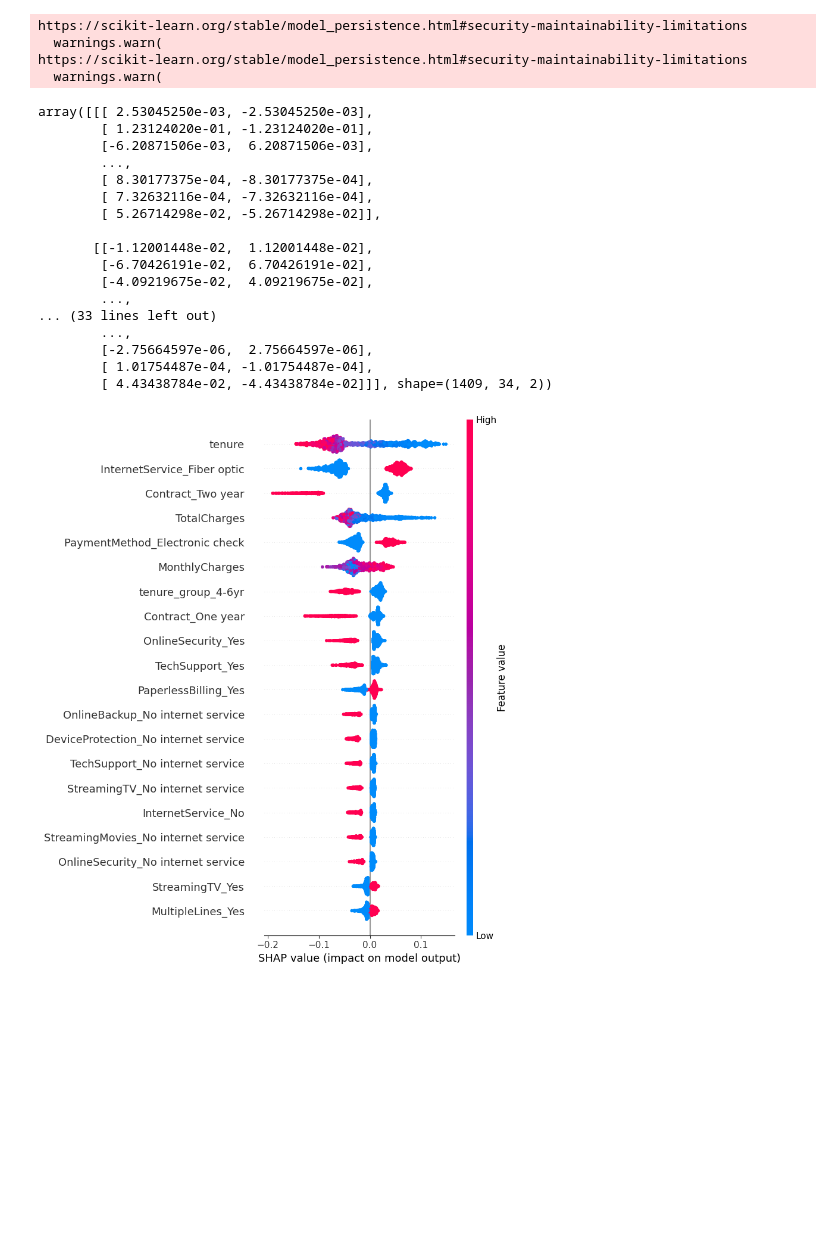
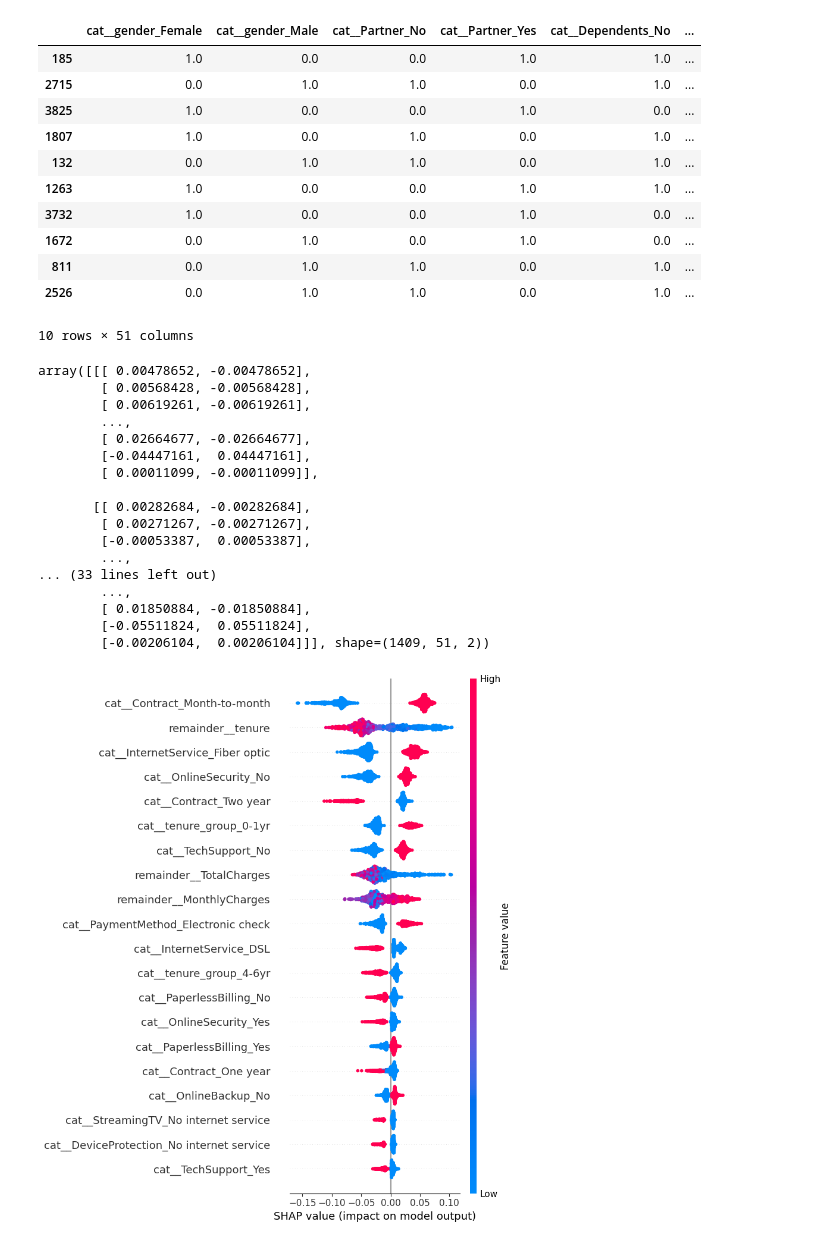
Before and after one commit to Arya-Dhawan/Customer-Churn-Prediction, a Jupyter notebook: notebooks/08_model_explainability_shap.ipynb, the cells around one changed output. Saved outputs shown, nothing was run; the diff lists cells and outputs as text; code cells hidden in the pictures; blank space fills up the shorter version.

```diff
--- a/notebooks/08_model_explainability_shap.ipynb
+++ b/notebooks/08_model_explainability_shap.ipynb
@@ -5,14 +5,8 @@ import numpy as np
 import matplotlib.pyplot as plt
 # %%
 import joblib
-
+from sklearn.model_selection import train_test_split
 model = joblib.load("../models/random_forest_tuned.pkl")
-
-X = pd.read_csv("../data/X_processed.csv")
-X_train = pd.read_csv("../data/X_train.csv")
-X_test = pd.read_csv("../data/X_test.csv")
+preprocessor = joblib.load("../models/preprocessor.pkl")
+X = pd.read_csv("../data/X_cleaned.csv")
+X_train, X_test = train_test_split(X, test_size=0.2, random_state=42)
-# %% [output]
-https://scikit-learn.org/stable/model_persistence.html#security-maintainability-limitations
-  warnings.warn(
-https://scikit-learn.org/stable/model_persistence.html#security-maintainability-limitations
-  warnings.warn(
@@ -19,29 +15,50 @@ https://scikit-learn.org/stable/model_persistence.html#security-maintainability-
+# %%
+feature_names = preprocessor.get_feature_names_out()
+X_test_processed = pd.DataFrame(
+    X_test_processed,
+    columns=feature_names,
+    index=X_test.index
+)
+X_test_processed.head(10)
+# %% [output]
+|  | cat__gender_Female | cat__gender_Male | cat__Partner_No | cat__Partner_Yes | cat__Dependents_No | ... |
+| 185 | 1.0 | 0.0 | 0.0 | 1.0 | 1.0 | ... |
+| 2715 | 0.0 | 1.0 | 1.0 | 0.0 | 1.0 | ... |
+| 3825 | 1.0 | 0.0 | 0.0 | 1.0 | 0.0 | ... |
+| 1807 | 1.0 | 0.0 | 1.0 | 0.0 | 1.0 | ... |
+| 132 | 0.0 | 1.0 | 1.0 | 0.0 | 1.0 | ... |
+| 1263 | 1.0 | 0.0 | 0.0 | 1.0 | 1.0 | ... |
+| 3732 | 1.0 | 0.0 | 0.0 | 1.0 | 0.0 | ... |
+| 1672 | 0.0 | 1.0 | 0.0 | 1.0 | 0.0 | ... |
+| 811 | 0.0 | 1.0 | 1.0 | 0.0 | 1.0 | ... |
+| 2526 | 0.0 | 1.0 | 1.0 | 0.0 | 1.0 | ... |
+10 rows × 51 columns
 # %%
 explainer = shap.TreeExplainer(model)
-shap_values = explainer.shap_values(X_test)
+shap_values = explainer.shap_values(X_test_processed)
 shap_values
 # %% [output]
-array([[[ 2.53045250e-03, -2.53045250e-03],
-        [ 1.23124020e-01, -1.23124020e-01],
-        [-6.20871506e-03,  6.20871506e-03],
+array([[[ 0.00478652, -0.00478652],
+        [ 0.00568428, -0.00568428],
+        [ 0.00619261, -0.00619261],
         ...,
-        [ 8.30177375e-04, -8.30177375e-04],
-        [ 7.32632116e-04, -7.32632116e-04],
-        [ 5.26714298e-02, -5.26714298e-02]],
+        [ 0.02664677, -0.02664677],
+        [-0.04447161,  0.04447161],
+        [ 0.00011099, -0.00011099]],
 
-       [[-1.12001448e-02,  1.12001448e-02],
-        [-6.70426191e-02,  6.70426191e-02],
-        [-4.09219675e-02,  4.09219675e-02],
+       [[ 0.00282684, -0.00282684],
+        [ 0.00271267, -0.00271267],
+        [-0.00053387,  0.00053387],
         ...,
 ... (33 lines left out)
         ...,
-        [-2.75664597e-06,  2.75664597e-06],
-        [ 1.01754487e-04, -1.01754487e-04],
-        [ 4.43438784e-02, -4.43438784e-02]]], shape=(1409, 34, 2))
+        [ 0.01850884, -0.01850884],
+        [-0.05511824,  0.05511824],
+        [-0.00206104,  0.00206104]]], shape=(1409, 51, 2))
 # %%
-shap.summary_plot(shap_values[:,:,1], X_test)
+shap.summary_plot(shap_values[:,:,1], X_test_processed)
 # %% [output]
-[figure, old version]
+[figure, new version]
 # %%
 shap.summary_plot(
     shap_values[:,:,1],
```
Also changed, not shown: parts of 3 cells of this notebook, 1 other file.
